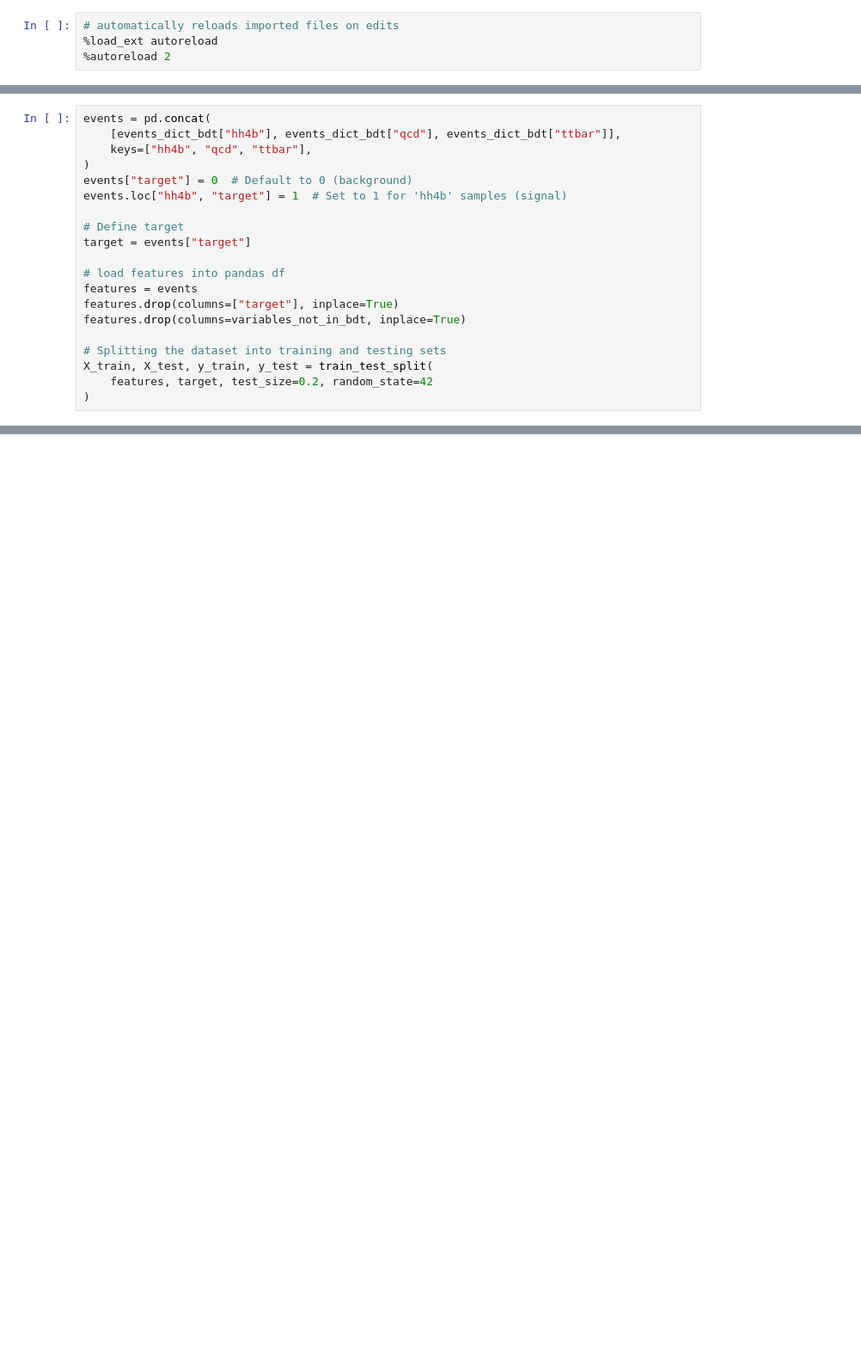
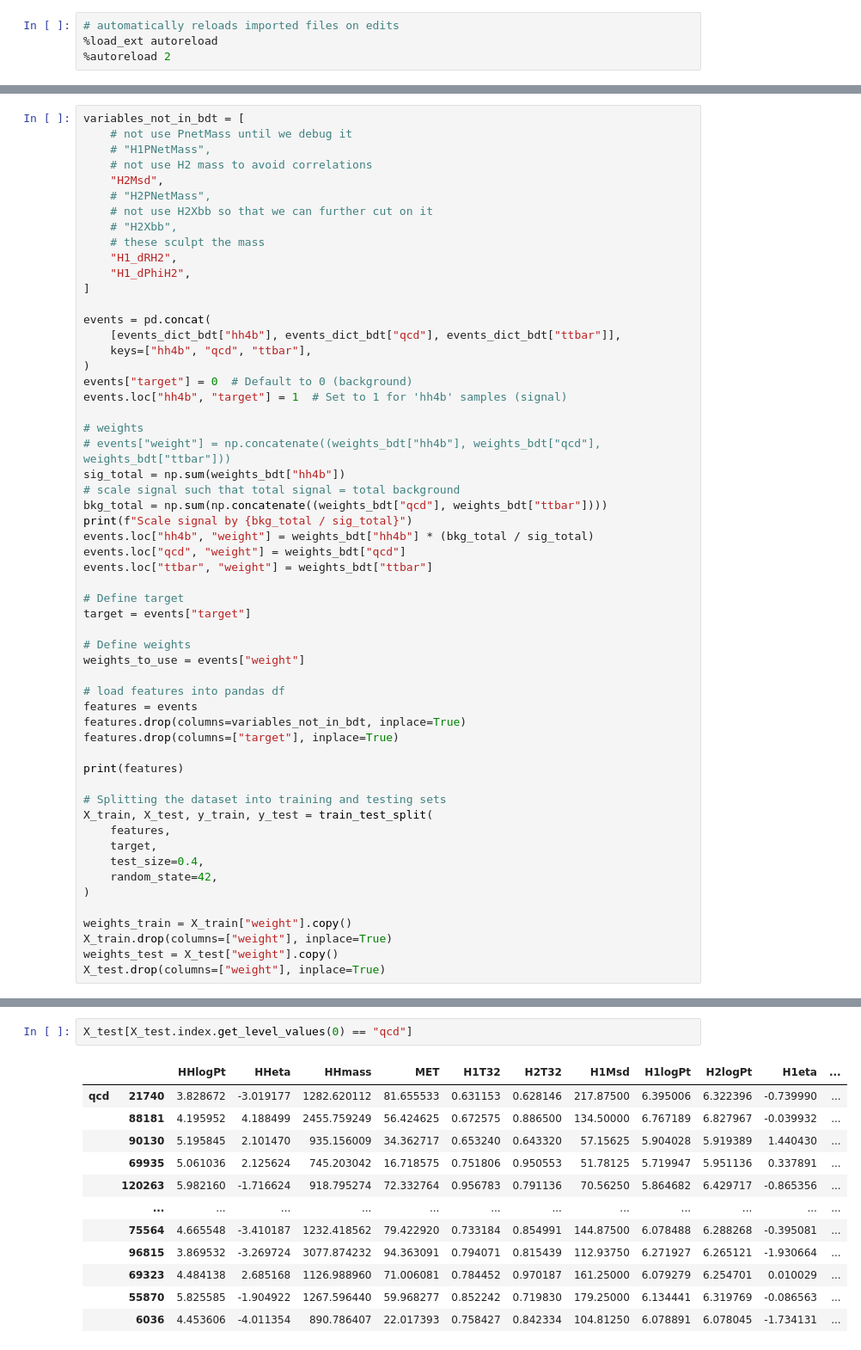
Before and after one commit to LPC-HH/HH4b, a Jupyter notebook: src/HH4b/boosted/BDT_boosted.ipynb, the cells around one changed output, grey strips where cells are left out. Shown at 86% size. Saved outputs shown, nothing was run; the diff lists cells and outputs as text; blank space fills up the shorter version.

```diff
--- a/src/HH4b/boosted/BDT_boosted.ipynb
+++ b/src/HH4b/boosted/BDT_boosted.ipynb
@@ -217,4 +206,17 @@ plt.show()
 # %%
+variables_not_in_bdt = [
+    # not use PnetMass until we debug it
+    # "H1PNetMass",
+    # not use H2 mass to avoid correlations
+    "H2Msd",
+    # "H2PNetMass",
+    # not use H2Xbb so that we can further cut on it
+    # "H2Xbb",
+    # these sculpt the mass
+    "H1_dRH2",
+    "H1_dPhiH2",
+]
+
 events = pd.concat(
     [events_dict_bdt["hh4b"], events_dict_bdt["qcd"], events_dict_bdt["ttbar"]],
     keys=["hh4b", "qcd", "ttbar"],
@@ -222,15 +224,38 @@ events = pd.concat(
 events["target"] = 0  # Default to 0 (background)
 events.loc["hh4b", "target"] = 1  # Set to 1 for 'hh4b' samples (signal)
 
+# weights
+# events["weight"] = np.concatenate((weights_bdt["hh4b"], weights_bdt["qcd"], weights_bdt["ttbar"]))
+sig_total = np.sum(weights_bdt["hh4b"])
+# scale signal such that total signal = total background
+bkg_total = np.sum(np.concatenate((weights_bdt["qcd"], weights_bdt["ttbar"])))
+print(f"Scale signal by {bkg_total / sig_total}")
+events.loc["hh4b", "weight"] = weights_bdt["hh4b"] * (bkg_total / sig_total)
+events.loc["qcd", "weight"] = weights_bdt["qcd"]
+events.loc["ttbar", "weight"] = weights_bdt["ttbar"]
+
 # Define target
 target = events["target"]
 
+# Define weights
+weights_to_use = events["weight"]
+
 # load features into pandas df
 features = events
+features.drop(columns=variables_not_in_bdt, inplace=True)
 features.drop(columns=["target"], inplace=True)
-features.drop(columns=variables_not_in_bdt, inplace=True)
+
+print(features)
 
 # Splitting the dataset into training and testing sets
 X_train, X_test, y_train, y_test = train_test_split(
-    features, target, test_size=0.2, random_state=42
+    features,
+    target,
+    test_size=0.4,
+    random_state=42,
 )
+
+weights_train = X_train["weight"].copy()
+X_train.drop(columns=["weight"], inplace=True)
+weights_test = X_test["weight"].copy()
+X_test.drop(columns=["weight"], inplace=True)
@@ -292,0 +428,15 @@ ttbar_scores = bdt_model.predict_proba(X_test.loc["ttbar"])[:, 1]
+# %%
+X_test[X_test.index.get_level_values(0) == "qcd"]
+# %% [output]
+|  |  | HHlogPt | HHeta | HHmass | MET | H1T32 | H2T32 | H1Msd | H1logPt | H2logPt | H1eta | ... |
+| qcd | 21740 | 3.828672 | -3.019177 | 1282.620112 | 81.655533 | 0.631153 | 0.628146 | 217.87500 | 6.395006 | 6.322396 | -0.739990 | ... |
+|  | 88181 | 4.195952 | 4.188499 | 2455.759249 | 56.424625 | 0.672575 | 0.886500 | 134.50000 | 6.767189 | 6.827967 | -0.039932 | ... |
+|  | 90130 | 5.195845 | 2.101470 | 935.156009 | 34.362717 | 0.653240 | 0.643320 | 57.15625 | 5.904028 | 5.919389 | 1.440430 | ... |
+|  | 69935 | 5.061036 | 2.125624 | 745.203042 | 16.718575 | 0.751806 | 0.950553 | 51.78125 | 5.719947 | 5.951136 | 0.337891 | ... |
+|  | 120263 | 5.982160 | -1.716624 | 918.795274 | 72.332764 | 0.956783 | 0.791136 | 70.56250 | 5.864682 | 6.429717 | -0.865356 | ... |
+|  | ... | ... | ... | ... | ... | ... | ... | ... | ... | ... | ... | ... |
+|  | 75564 | 4.665548 | -3.410187 | 1232.418562 | 79.422920 | 0.733184 | 0.854991 | 144.87500 | 6.078488 | 6.288268 | -0.395081 | ... |
+|  | 96815 | 3.869532 | -3.269724 | 3077.874232 | 94.363091 | 0.794071 | 0.815439 | 112.93750 | 6.271927 | 6.265121 | -1.930664 | ... |
+|  | 69323 | 4.484138 | 2.685168 | 1126.988960 | 71.006081 | 0.784452 | 0.970187 | 161.25000 | 6.079279 | 6.254701 | 0.010029 | ... |
+|  | 55870 | 5.825585 | -1.904922 | 1267.596440 | 59.968277 | 0.852242 | 0.719830 | 179.25000 | 6.134441 | 6.319769 | -0.086563 | ... |
+|  | 6036 | 4.453606 | -4.011354 | 890.786407 | 22.017393 | 0.758427 | 0.842334 | 104.81250 | 6.078891 | 6.078045 | -1.734131 | ... |
```
Also changed, not shown: parts of 45 cells of this notebook, 34 other files.
